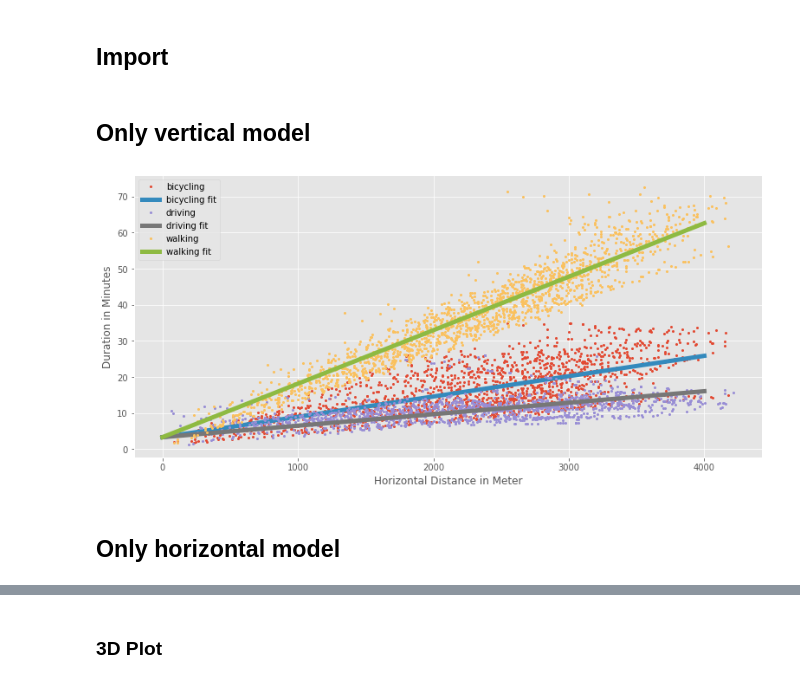
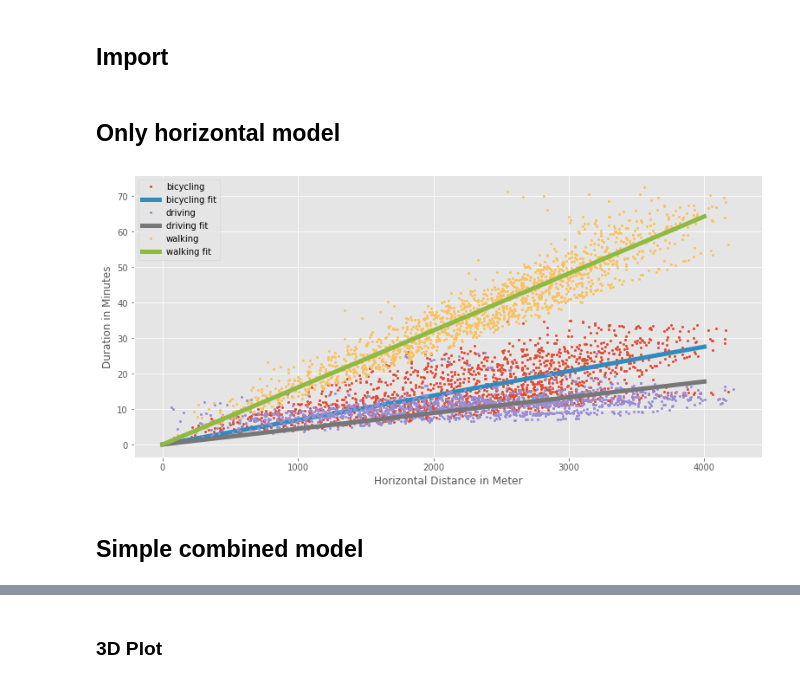
Before and after one commit to JDihlmann/isomap, a Jupyter notebook: 05_RegressionPlots.ipynb, the cells around one changed output, grey strips where cells are left out. Drawn from its saved outputs; the diff is of its cells as text; code cells hidden in the pictures.

```diff
--- a/05_RegressionPlots.ipynb
+++ b/05_RegressionPlots.ipynb
@@ -18,35 +18,35 @@ fit_vertic = sm.load("models/fit_vertic.pickle")
 fit_horiz = sm.load("models/fit_horiz.pickle")
 df = pd.read_csv('data/combined_data.csv')
-# %% [markdown]
-## Only vertical model
-# %%
-plt.style.use('ggplot')
-plt.figure(figsize=(13, 6))
-
-groups = df.groupby('mode')
-for name, group in groups:
-    plt.plot(group.distance_horizontal, group.duration/60, marker='o', linestyle='', ms=2, label=name)
-
-    # grid
-    x = np.linspace(0, 4000)
-    if name == 'driving':
-      y_hat = fit_horiz.params['Intercept'] + x * fit_horiz.params['distance_horizontal']
-
-    elif name == 'bicycling':
-      y_hat = fit_horiz.params['Intercept'] + x * fit_horiz.params['distance_horizontal'] + x * fit_horiz.params['distance_horizontal:isBicycling[T.True]']
-
-    else:
-      y_hat = fit_horiz.params['Intercept'] + x * fit_horiz.params['distance_horizontal'] + x * fit_horiz.params['distance_horizontal:isBicycling[T.True]'] + x * fit_horiz.params['distance_horizontal:isWalking[T.True]']
-
-    plt.plot(x, y_hat/60, lw=5, label=name+' fit')
-
-plt.xlabel('Horizontal Distance in Meter')
-plt.ylabel('Duration in Minutes')
-plt.legend();
-# %% [output]
-[figure, removed]
 # %% [markdown]
 ## Only horizontal model
+# %%
+plt.style.use('ggplot')
+plt.figure(figsize=(13, 6))
+
+groups = df.groupby('mode')
+for name, group in groups:
+    plt.plot(group.distance_horizontal, group.duration/60, marker='o', linestyle='', ms=2, label=name)
+
+    # grid
+    x = np.linspace(0, 4000)
+    if name == 'driving':
+      y_hat = x * fit_horiz.params['distance_horizontal']
+
+    elif name == 'bicycling':
+      y_hat = x * fit_horiz.params['distance_horizontal'] + x * fit_horiz.params['distance_horizontal:isBicycling[T.True]']
+
+    else:
+      y_hat = x * fit_horiz.params['distance_horizontal'] + x * fit_horiz.params['distance_horizontal:isBicycling[T.True]'] + x * fit_horiz.params['distance_horizontal:isWalking[T.True]']
+
+    plt.plot(x, y_hat/60, lw=5, label=name+' fit')
+
+plt.xlabel('Horizontal Distance in Meter')
+plt.ylabel('Duration in Minutes')
+plt.legend();
+# %% [output]
+[figure, added]
+# %% [markdown]
+## Simple combined model
 # %%
 plt.style.use('ggplot')
 plt.figure(figsize=(13, 6))
```
Also changed, not shown: parts of 11 cells of this notebook, 8 other files.
